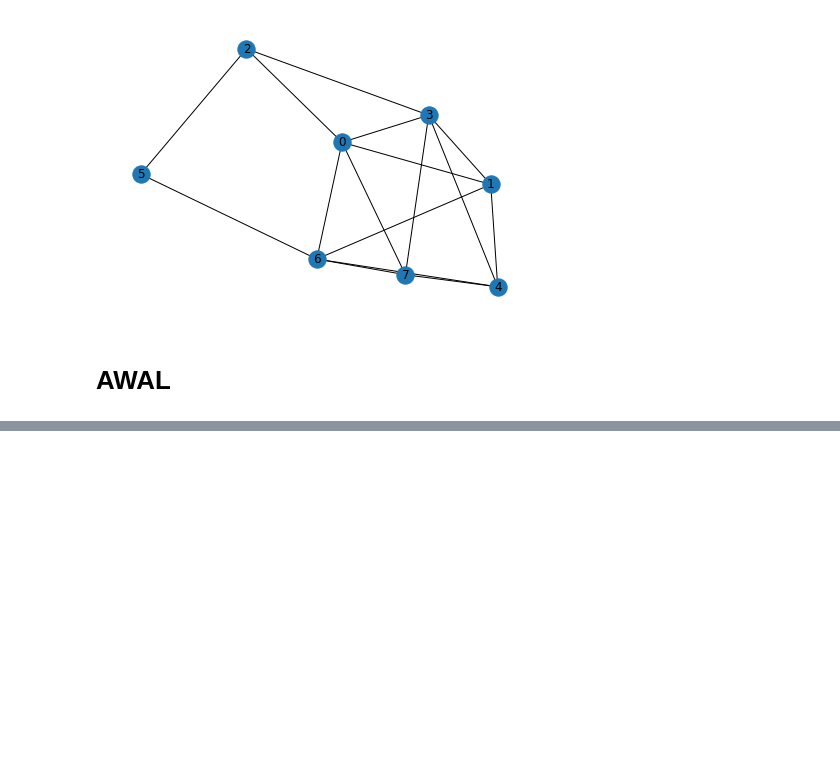
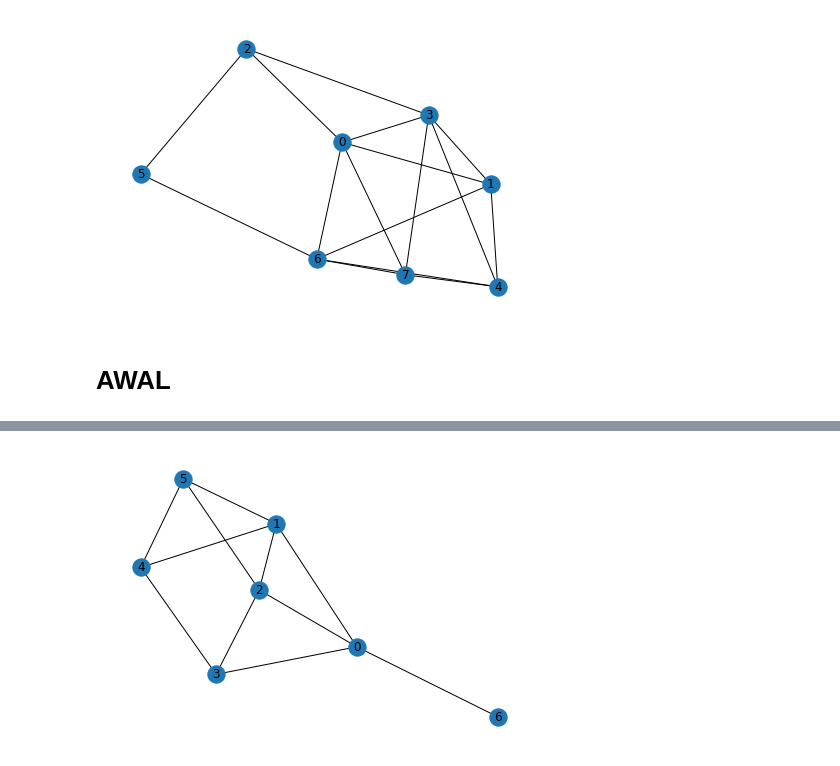
Before and after one commit to prablordeppey/Advanced-Algorithm, a Jupyter notebook: awal_doah_willy/awal_doaa.ipynb, the cells around one changed output, grey strips where cells are left out. Cells and saved outputs as stored; diff of their text form; code cells hidden in the pictures; blank space fills up the shorter version.

```diff
--- a/awal_doah_willy/awal_doaa.ipynb
+++ b/awal_doah_willy/awal_doaa.ipynb
@@ -171,0 +170,24 @@ it took 1.4233269691467285 secs
+# %%
+# VASCO
+node = 7
+student_number = 3
+def Generate_Graph():
+    graph=nx.generators.random_graphs.erdos_renyi_graph(n=node, p=0.6, seed=student_number, directed=False)
+
+    nx.draw(graph, with_labels=True)
+
+    return graph
+
+def GetPotentialDomSets(edges):
+    """
+    Return the possible covers for the graph.
+    """
+    edges = set(edges)
+    powerset = ([x for i in range(len(edges)+1) for x in combinations(edges,i)])
+    potential_domsets = powerset[1:]
+
+    return potential_domsets
+
+graph = Generate_Graph()
+# %% [output]
+[figure, added]
```
Also changed, not shown: parts of 5 cells of this notebook.
